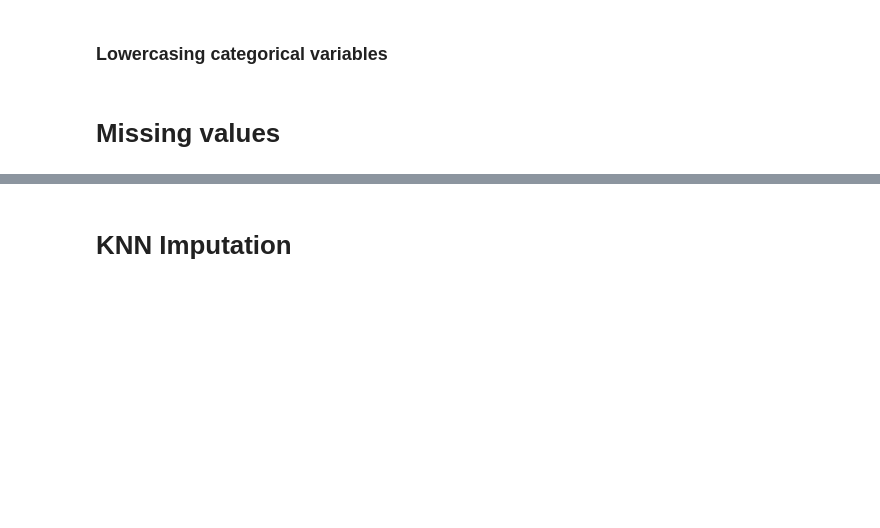
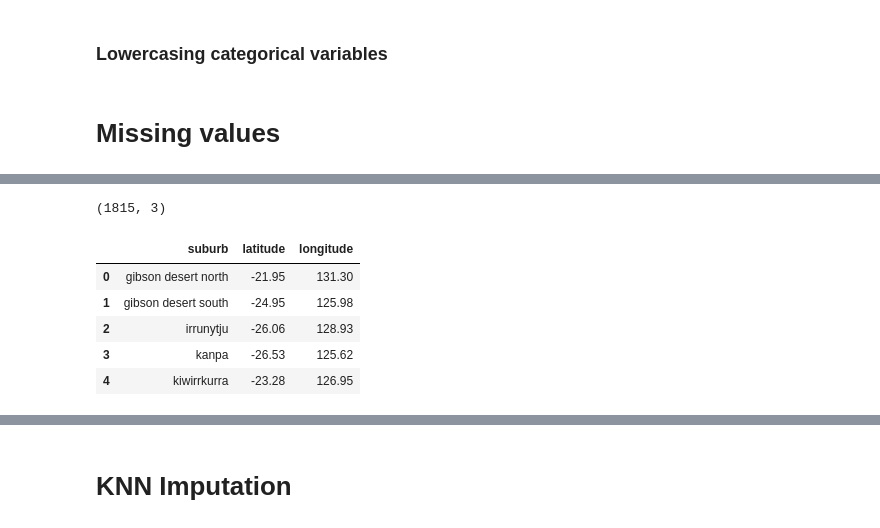
Before and after one commit to tristandabsonu/House-Price-Prediction, a Jupyter notebook: data_analysis/2 cleaning.ipynb, the cells around one changed output, grey strips where cells are left out. Drawn from its saved outputs; the diff is of its cells as text; code cells hidden in the pictures; blank space fills up the shorter version.

```diff
--- a/data_analysis/2 cleaning.ipynb
+++ b/data_analysis/2 cleaning.ipynb
@@ -356,0 +225,12 @@ print(test.loc[(586)]['longitude'])
+# %%
+coord_df = suburb_statistics[['suburb','latitude','longitude']]
+print(coord_df.shape)
+coord_df.head()
+# %% [output]
+(1815, 3)
+|  | suburb | latitude | longitude |
+| 0 | gibson desert north | -21.95 | 131.30 |
+| 1 | gibson desert south | -24.95 | 125.98 |
+| 2 | irrunytju | -26.06 | 128.93 |
+| 3 | kanpa | -26.53 | 125.62 |
+| 4 | kiwirrkurra | -23.28 | 126.95 |
```
Also changed, not shown: parts of 63 cells of this notebook, 4 other files.
